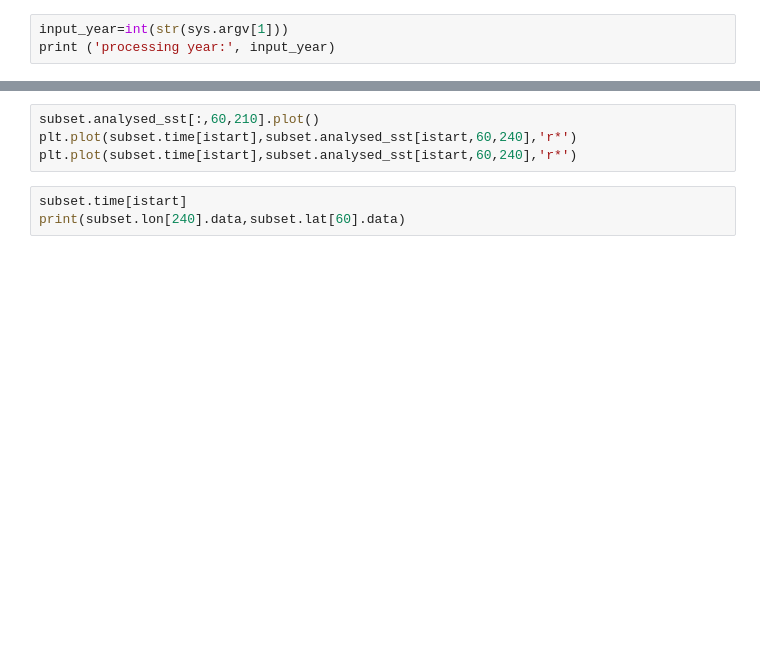
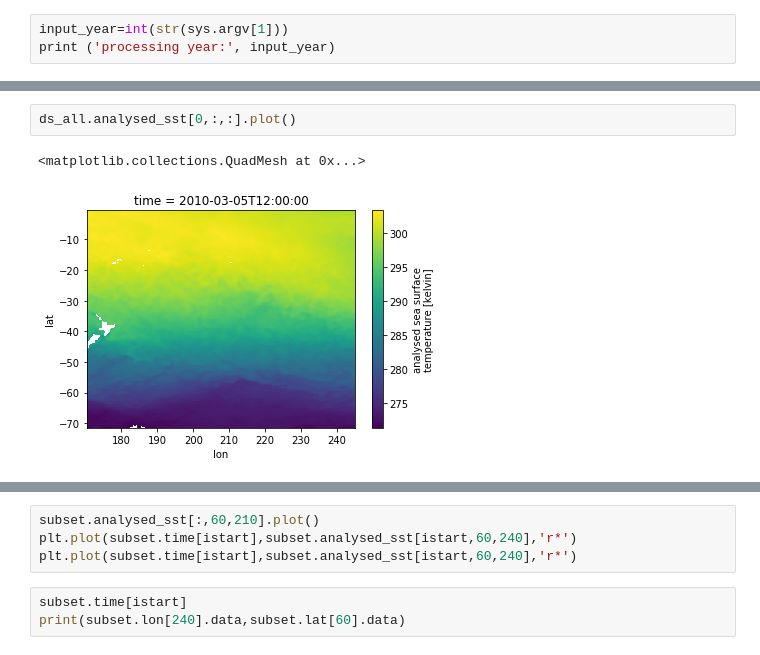
Before and after one commit to cgentemann/storm_heat_content, a Jupyter notebook: Collocate SST and other data with storm locations.ipynb, the cells around one changed output, grey strips where cells are left out. Drawn from its saved outputs; the diff is of its cells as text; blank space fills up the shorter version.

```diff
--- a/Collocate SST and other data with storm locations.ipynb
+++ b/Collocate SST and other data with storm locations.ipynb
@@ -474,0 +462,5 @@ plt.grid()
+# %%
+ds_all.analysed_sst[0,:,:].plot()
+# %% [output]
+<matplotlib.collections.QuadMesh at 0x...>
+[figure, added]
```
Also changed, not shown: parts of 21 cells of this notebook, 6 other files.
